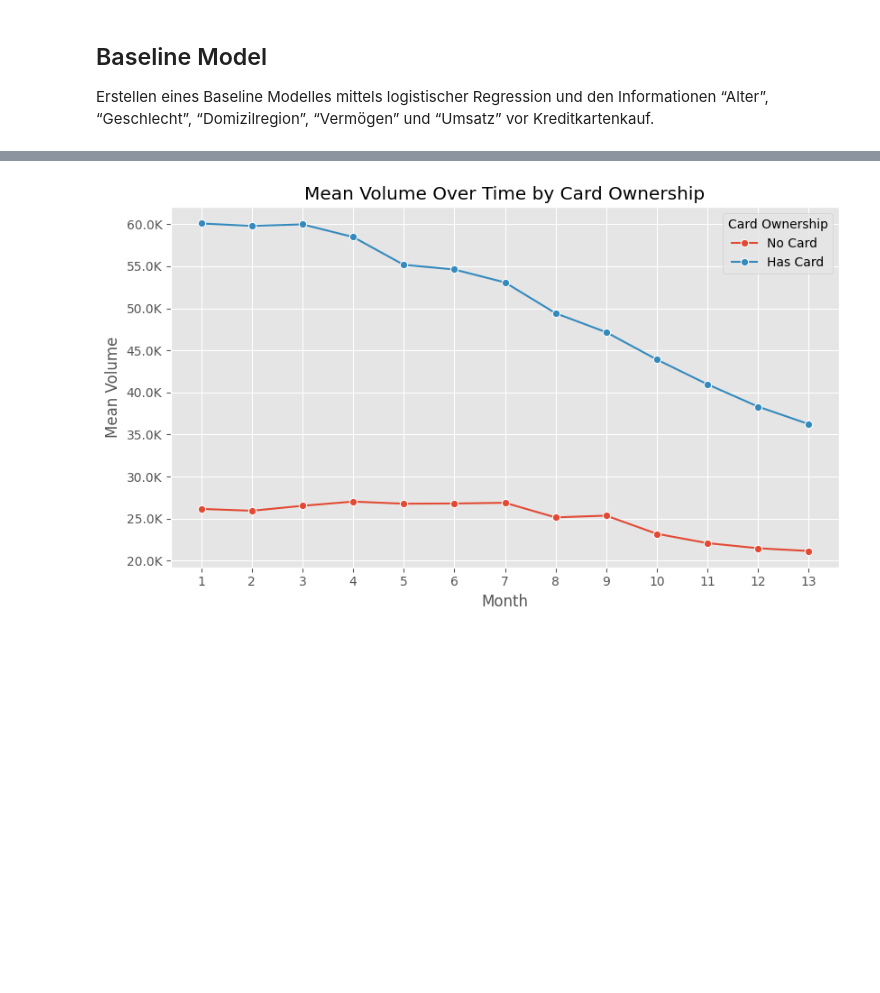
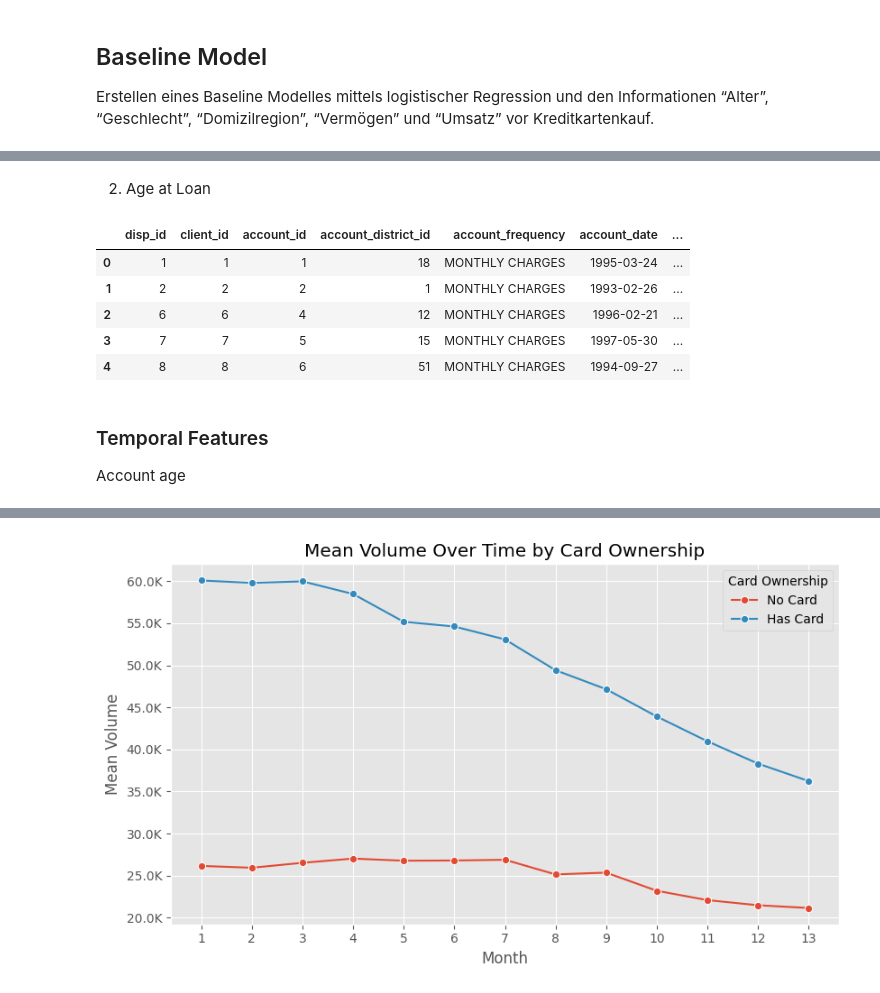
Before and after one commit to okaynils/fhnw-ds-aml, a Jupyter notebook: notebook.ipynb, the cells around one changed output, grey strips where cells are left out. Saved outputs shown, nothing was run; the diff lists cells and outputs as text; code cells hidden in the pictures; blank space fills up the shorter version.

```diff
--- a/notebook.ipynb
+++ b/notebook.ipynb
@@ -881,0 +907,7 @@ Best Parameters: None
+# %%
+client_df['age_bracket'] = pd.cut(client_df['client_age'], bins=age_brackets, right=False)
+
+age_bracket_counts = client_df['age_bracket'].value_counts().reset_index()
+age_bracket_counts.columns = ['Age Bracket', 'Number of Clients']
+
+age_bracket_counts
@@ -881,0 +923,16 @@ Best Parameters: None
+# %% [markdown]
+2. Age at Loan
+# %%
+client_df['client_age_at_loan'] = (pd.to_datetime(client_df['loan_date']) - pd.to_datetime(client_df['client_birth_date'])).dt.days // 365
+
+client_df.head(5)
+# %% [output]
+|  | disp_id | client_id | account_id | account_district_id | account_frequency | account_date | ... |
+| 0 | 1 | 1 | 1 | 18 | MONTHLY CHARGES | 1995-03-24 | ... |
+| 1 | 2 | 2 | 2 | 1 | MONTHLY CHARGES | 1993-02-26 | ... |
+| 2 | 6 | 6 | 4 | 12 | MONTHLY CHARGES | 1996-02-21 | ... |
+| 3 | 7 | 7 | 5 | 15 | MONTHLY CHARGES | 1997-05-30 | ... |
+| 4 | 8 | 8 | 6 | 51 | MONTHLY CHARGES | 1994-09-27 | ... |
+# %% [markdown]
+### Temporal Features
+Account age
```
Also changed, not shown: parts of 41 cells of this notebook, 1 other file.
